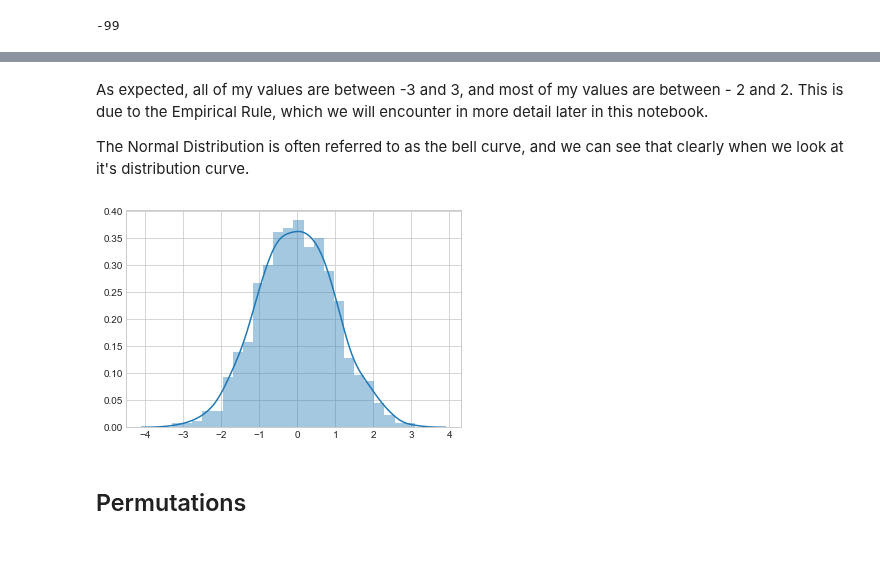
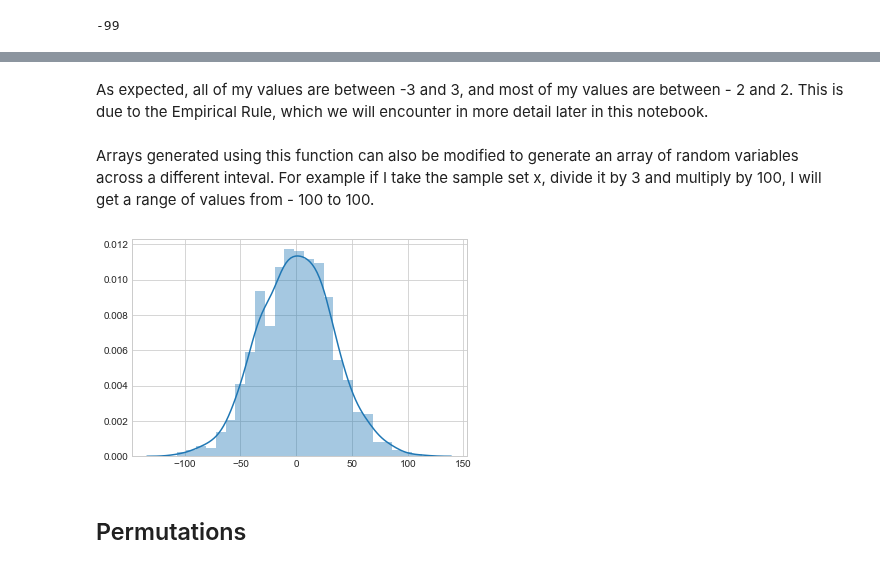
Before and after one commit to MarionMcG/numpy.random, a Jupyter notebook: numpy-random.ipynb, the cells around one changed output, grey strips where cells are left out. Saved outputs shown, nothing was run; the diff lists cells and outputs as text; code cells hidden in the pictures.

```diff
--- a/numpy-random.ipynb
+++ b/numpy-random.ipynb
@@ -155,13 +146,14 @@ plt.show()
 # %% [markdown]
 As expected, all of my values are between -3 and 3, and most of my values are between - 2 and 2. This is due to the Empirical Rule, which we will encounter in more detail later in this notebook.
-
-The Normal Distribution is often referred to as the bell curve, and we can see that clearly when we look at it's distribution curve.
+# %% [markdown]
+Arrays generated using this function can also be modified to generate an array of random variables across a different inteval. For example if I take the sample set x, divide it by 3 and multiply by 100, I will get a range of values from - 100 to 100.
 # %%
+x = (x/3)*100
 #Looking specifically at the distribution
 sns.set_style('whitegrid')
 sns.distplot(x, kde=True);
 # %% [output]
-[figure, old version]
+[figure, new version]
 # %% [markdown]
 ## Permutations
 # %% [markdown]
```
Also changed, not shown: parts of 25 cells of this notebook.
